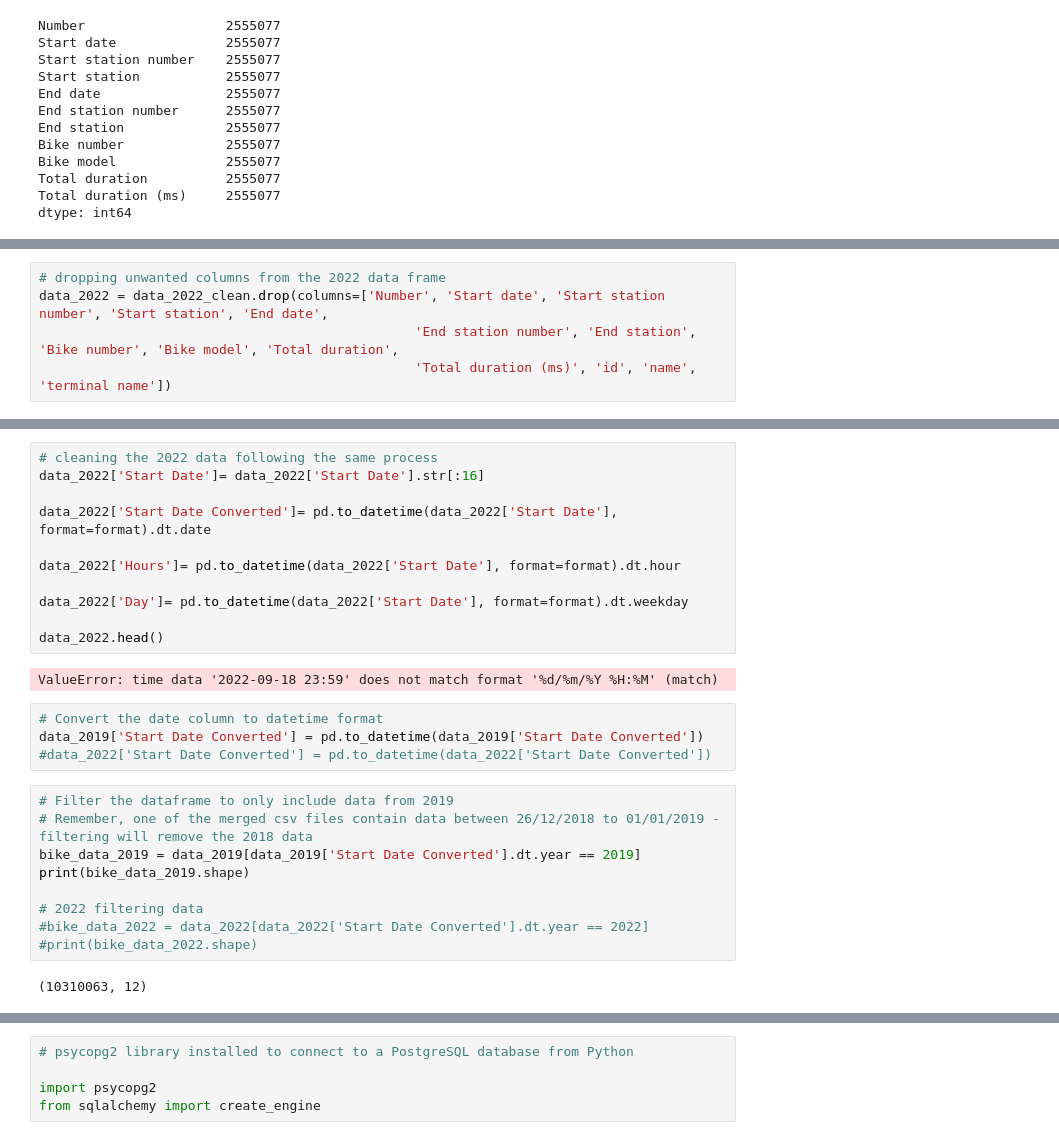
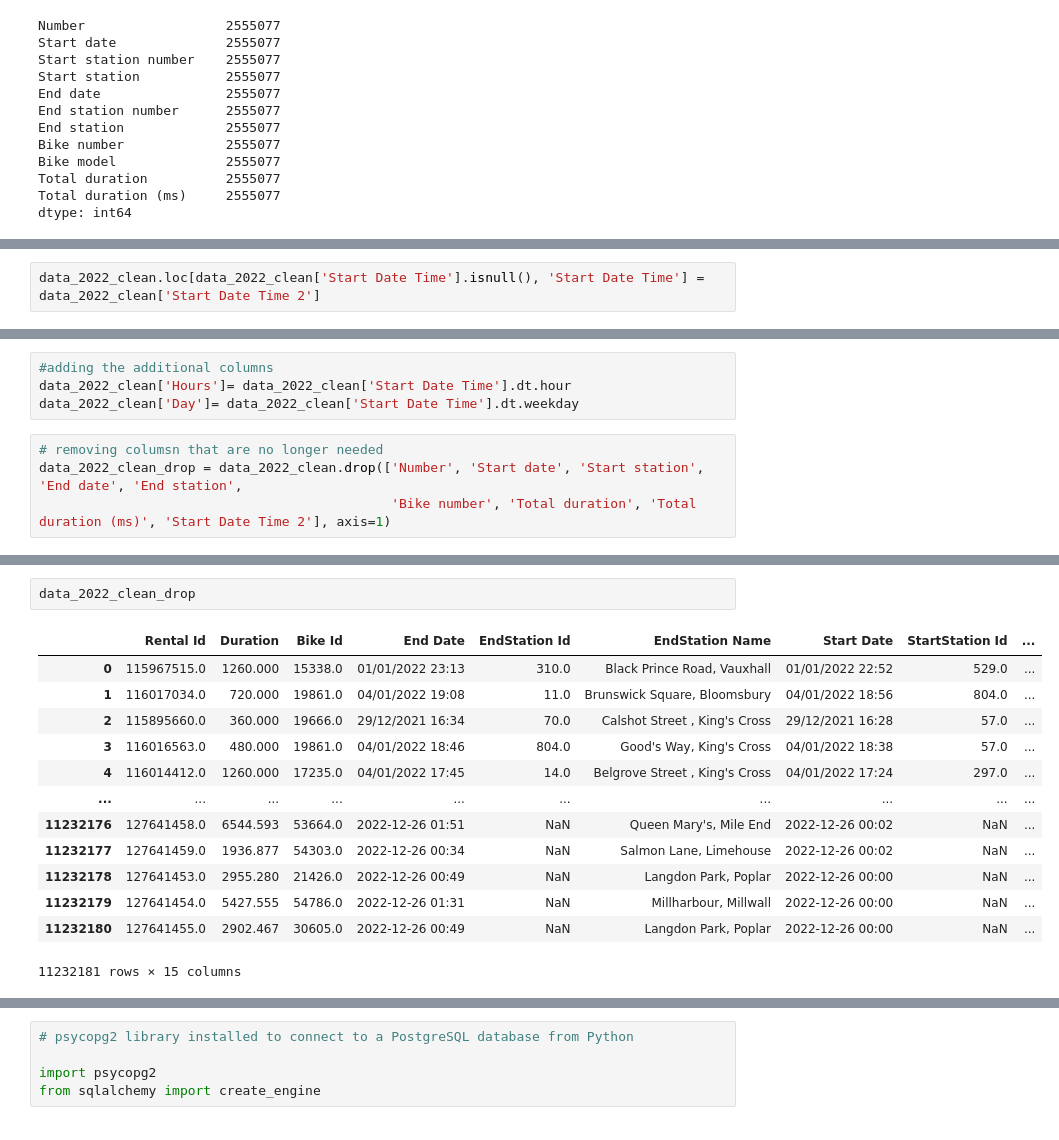
Before and after one commit to elrhmo/TfL_Bike_Analysis, a Jupyter notebook: data_prep.ipynb, the cells around one changed output, grey strips where cells are left out. Saved outputs shown, nothing was run; the diff lists cells and outputs as text.

```diff
--- a/data_prep.ipynb
+++ b/data_prep.ipynb
@@ -511,0 +408,2 @@ Name: StartStation Name, dtype: int64
+# %%
+data_2022_clean.loc[data_2022_clean['Start Date Time'].isnull(), 'Start Date Time'] = data_2022_clean['Start Date Time 2']
@@ -512,5 +463,8 @@ Name: StartStation Name, dtype: int64
+# %%
+#adding the additional columns
+data_2022_clean['Hours']= data_2022_clean['Start Date Time'].dt.hour
+data_2022_clean['Day']= data_2022_clean['Start Date Time'].dt.weekday
 # %%
-# dropping unwanted columns from the 2022 data frame
-data_2022 = data_2022_clean.drop(columns=['Number', 'Start date', 'Start station number', 'Start station', 'End date',
-                                                'End station number', 'End station', 'Bike number', 'Bike model', 'Total duration',
-                                                'Total duration (ms)', 'id', 'name', 'terminal name'])
+# removing columsn that are no longer needed
+data_2022_clean_drop = data_2022_clean.drop(['Number', 'Start date', 'Start station', 'End date', 'End station',
+                                             'Bike number', 'Total duration', 'Total duration (ms)', 'Start Date Time 2'], axis=1)
@@ -533,28 +471,16 @@ data_2022
-# %%
-# cleaning the 2022 data following the same process
-data_2022['Start Date']= data_2022['Start Date'].str[:16]
-
-data_2022['Start Date Converted']= pd.to_datetime(data_2022['Start Date'], format=format).dt.date
-
-data_2022['Hours']= pd.to_datetime(data_2022['Start Date'], format=format).dt.hour
-
-data_2022['Day']= pd.to_datetime(data_2022['Start Date'], format=format).dt.weekday
-
-data_2022.head()
-# %% [output]
-ValueError: time data '2022-09-18 23:59' does not match format '%d/%m/%Y %H:%M' (match)
-# %%
-# Convert the date column to datetime format
-data_2019['Start Date Converted'] = pd.to_datetime(data_2019['Start Date Converted'])
-#data_2022['Start Date Converted'] = pd.to_datetime(data_2022['Start Date Converted'])
-# %%
-# Filter the dataframe to only include data from 2019
-# Remember, one of the merged csv files contain data between 26/12/2018 to 01/01/2019 - filtering will remove the 2018 data
-bike_data_2019 = data_2019[data_2019['Start Date Converted'].dt.year == 2019]
-print(bike_data_2019.shape)
-
-# 2022 filtering data
-#bike_data_2022 = data_2022[data_2022['Start Date Converted'].dt.year == 2022]
-#print(bike_data_2022.shape)
-# %% [output]
-(10310063, 12)
+# %%
+data_2022_clean_drop
+# %% [output]
+|  | Rental Id | Duration | Bike Id | End Date | EndStation Id | EndStation Name | Start Date | StartStation Id | ... |
+| 0 | 115967515.0 | 1260.000 | 15338.0 | 01/01/2022 23:13 | 310.0 | Black Prince Road, Vauxhall | 01/01/2022 22:52 | 529.0 | ... |
+| 1 | 116017034.0 | 720.000 | 19861.0 | 04/01/2022 19:08 | 11.0 | Brunswick Square, Bloomsbury | 04/01/2022 18:56 | 804.0 | ... |
+| 2 | 115895660.0 | 360.000 | 19666.0 | 29/12/2021 16:34 | 70.0 | Calshot Street , King's Cross | 29/12/2021 16:28 | 57.0 | ... |
+| 3 | 116016563.0 | 480.000 | 19861.0 | 04/01/2022 18:46 | 804.0 | Good's Way, King's Cross | 04/01/2022 18:38 | 57.0 | ... |
+| 4 | 116014412.0 | 1260.000 | 17235.0 | 04/01/2022 17:45 | 14.0 | Belgrove Street , King's Cross | 04/01/2022 17:24 | 297.0 | ... |
+| ... | ... | ... | ... | ... | ... | ... | ... | ... | ... |
+| 11232176 | 127641458.0 | 6544.593 | 53664.0 | 2022-12-26 01:51 | NaN | Queen Mary's, Mile End | 2022-12-26 00:02 | NaN | ... |
+| 11232177 | 127641459.0 | 1936.877 | 54303.0 | 2022-12-26 00:34 | NaN | Salmon Lane, Limehouse | 2022-12-26 00:02 | NaN | ... |
+| 11232178 | 127641453.0 | 2955.280 | 21426.0 | 2022-12-26 00:49 | NaN | Langdon Park, Poplar | 2022-12-26 00:00 | NaN | ... |
+| 11232179 | 127641454.0 | 5427.555 | 54786.0 | 2022-12-26 01:31 | NaN | Millharbour, Millwall | 2022-12-26 00:00 | NaN | ... |
+| 11232180 | 127641455.0 | 2902.467 | 30605.0 | 2022-12-26 00:49 | NaN | Langdon Park, Poplar | 2022-12-26 00:00 | NaN | ... |
+11232181 rows × 15 columns
```
Also changed, not shown: parts of 35 cells of this notebook.
